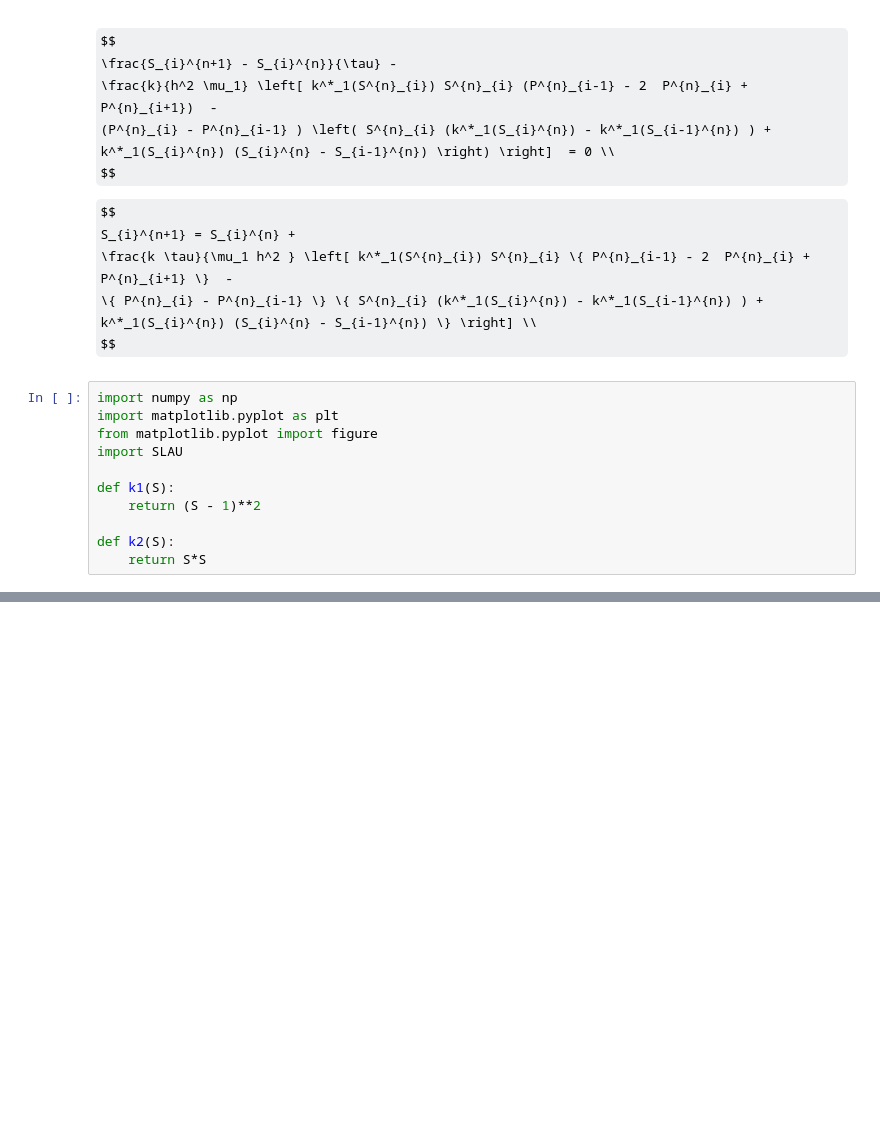
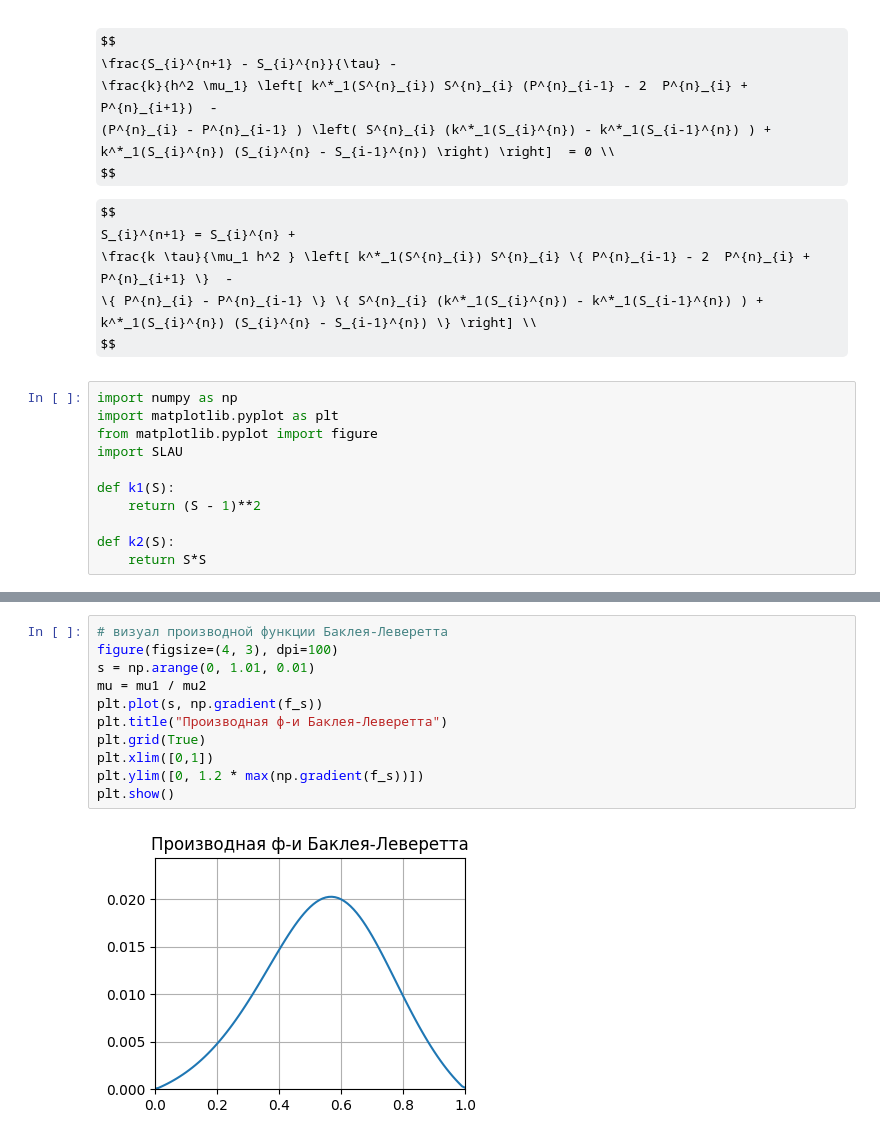
Before and after one commit to lnrSmglln/Carbonate-Acidizing-Modeling, a Jupyter notebook: 2phase.ipynb, the cells around one changed output, grey strips where cells are left out. Drawn from its saved outputs; the diff is of its cells as text; some formulas as TeX source; blank space fills up the shorter version.

```diff
--- a/2phase.ipynb
+++ b/2phase.ipynb
@@ -165,3 +163,16 @@ plt.show()
+# %%
+# визуал производной функции Баклея-Леверетта
+figure(figsize=(4, 3), dpi=100)
+s = np.arange(0, 1.01, 0.01)
+mu = mu1 / mu2
+plt.plot(s, np.gradient(f_s))
+plt.title("Производная ф-и Баклея-Леверетта")
+plt.grid(True)
+plt.xlim([0,1])
+plt.ylim([0, 1.2 * max(np.gradient(f_s))])
+plt.show()
+# %% [output]
+[figure, added]
 # %%
 temp = k * tau / mu1 / h**2
 
```
Also changed, not shown: parts of 12 cells of this notebook.
